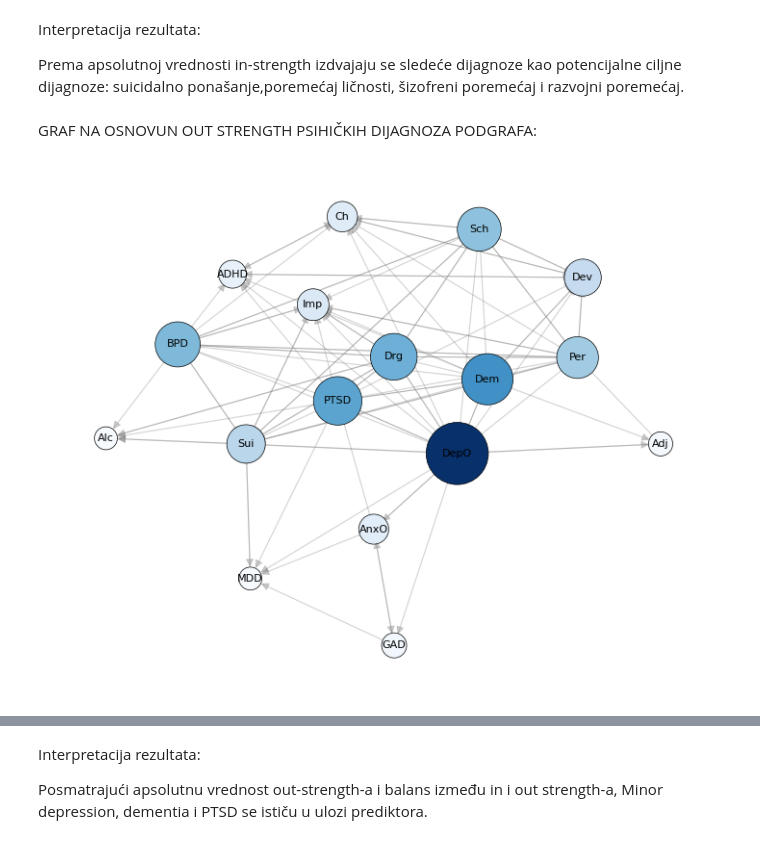
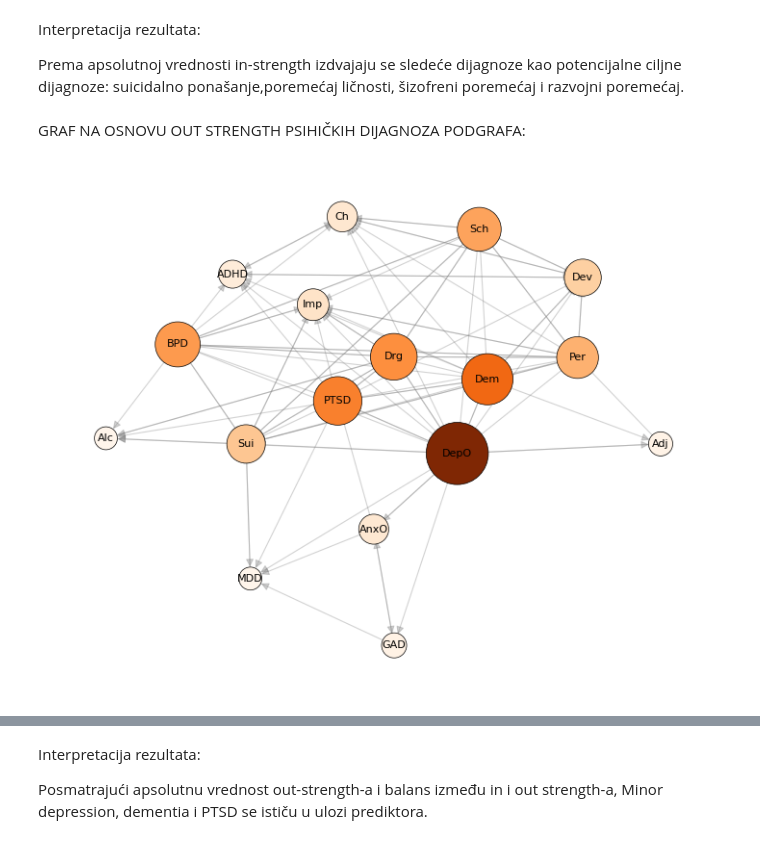
Before and after one commit to anjicx/Cormbobidity-Network-Analysis, a Jupyter notebook: SNA_Analysis.ipynb, the cells around one changed output, grey strips where cells are left out. Cells and saved outputs as stored; diff of their text form; code cells hidden in the pictures.

```diff
--- a/SNA_Analysis.ipynb
+++ b/SNA_Analysis.ipynb
@@ -438,13 +438,14 @@ Interpretacija rezultata:
 
 Prema apsolutnoj vrednosti in-strength izdvajaju se sledeće dijagnoze kao potencijalne ciljne dijagnoze: suicidalno ponašanje,poremećaj ličnosti, šizofreni poremećaj i razvojni poremećaj.
 # %% [markdown]
-GRAF NA OSNOVUN OUT STRENGTH PSIHIČKIH DIJAGNOZA PODGRAFA:
+GRAF NA OSNOVU OUT STRENGTH PSIHIČKIH DIJAGNOZA PODGRAFA:
 # %%
 draw_top_edges_by_metric(
     H=H,
     df_metrics=df_m,
     label_map=label_map,
     metric_col="out_strength",
+    cmap=plt.cm.Oranges,
 )
 # %% [output]
-[figure, old version]
+[figure, new version]
```
Also changed, not shown: parts of 2 cells of this notebook.
